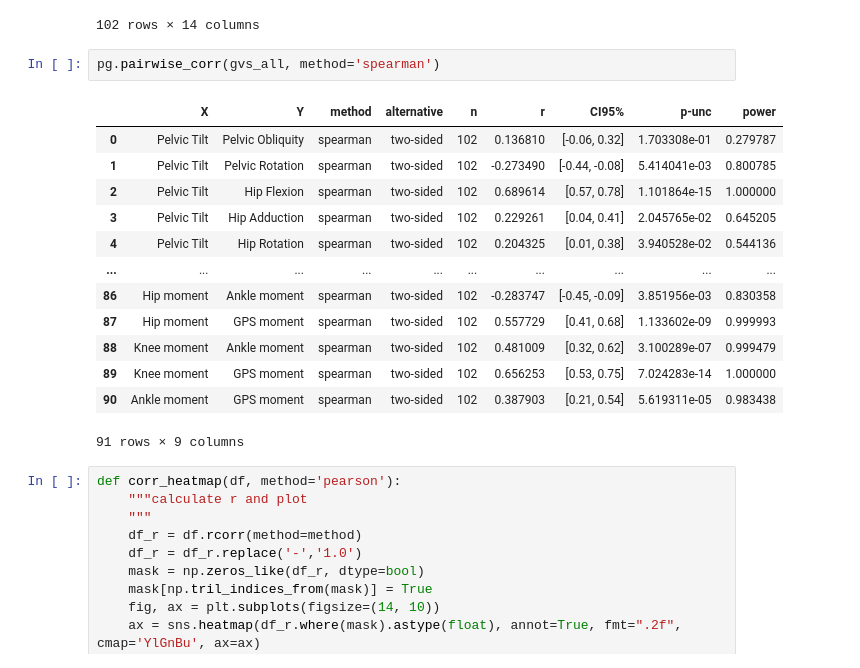
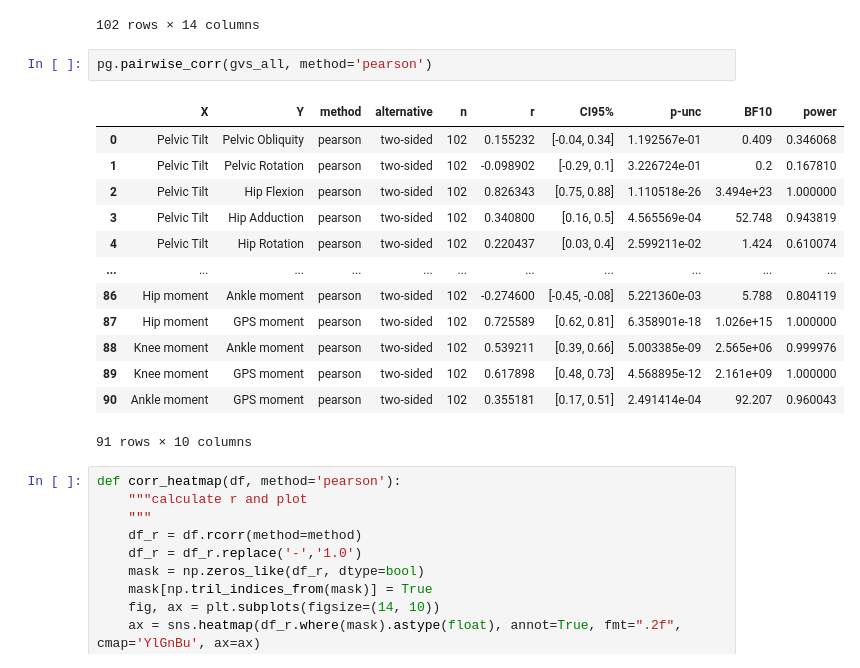
Before and after one commit to demotu/gait_score, a Jupyter notebook: notebooks/gps.ipynb, the cells around one changed output. Saved outputs shown, nothing was run; the diff lists cells and outputs as text.

```diff
--- a/notebooks/gps.ipynb
+++ b/notebooks/gps.ipynb
@@ -450,21 +531,21 @@ gvs_all
 | S71 | 1.302147 | 1.570773 | 4.563031 | 3.902594 | 4.208556 | 10.154539 | ... |
 102 rows × 14 columns
 # %%
-pg.pairwise_corr(gvs_all, method='spearman')
+pg.pairwise_corr(gvs_all, method='pearson')
 # %% [output]
-|  | X | Y | method | alternative | n | r | CI95% | p-unc | power |
-| 0 | Pelvic Tilt | Pelvic Obliquity | spearman | two-sided | 102 | 0.136810 | [-0.06, 0.32] | 1.703308e-01 | 0.279787 |
-| 1 | Pelvic Tilt | Pelvic Rotation | spearman | two-sided | 102 | -0.273490 | [-0.44, -0.08] | 5.414041e-03 | 0.800785 |
-| 2 | Pelvic Tilt | Hip Flexion | spearman | two-sided | 102 | 0.689614 | [0.57, 0.78] | 1.101864e-15 | 1.000000 |
-| 3 | Pelvic Tilt | Hip Adduction | spearman | two-sided | 102 | 0.229261 | [0.04, 0.41] | 2.045765e-02 | 0.645205 |
-| 4 | Pelvic Tilt | Hip Rotation | spearman | two-sided | 102 | 0.204325 | [0.01, 0.38] | 3.940528e-02 | 0.544136 |
-| ... | ... | ... | ... | ... | ... | ... | ... | ... | ... |
-| 86 | Hip moment | Ankle moment | spearman | two-sided | 102 | -0.283747 | [-0.45, -0.09] | 3.851956e-03 | 0.830358 |
-| 87 | Hip moment | GPS moment | spearman | two-sided | 102 | 0.557729 | [0.41, 0.68] | 1.133602e-09 | 0.999993 |
-| 88 | Knee moment | Ankle moment | spearman | two-sided | 102 | 0.481009 | [0.32, 0.62] | 3.100289e-07 | 0.999479 |
-| 89 | Knee moment | GPS moment | spearman | two-sided | 102 | 0.656253 | [0.53, 0.75] | 7.024283e-14 | 1.000000 |
-| 90 | Ankle moment | GPS moment | spearman | two-sided | 102 | 0.387903 | [0.21, 0.54] | 5.619311e-05 | 0.983438 |
+|  | X | Y | method | alternative | n | r | CI95% | p-unc | BF10 | power |
+| 0 | Pelvic Tilt | Pelvic Obliquity | pearson | two-sided | 102 | 0.155232 | [-0.04, 0.34] | 1.192567e-01 | 0.409 | 0.346068 |
+| 1 | Pelvic Tilt | Pelvic Rotation | pearson | two-sided | 102 | -0.098902 | [-0.29, 0.1] | 3.226724e-01 | 0.2 | 0.167810 |
+| 2 | Pelvic Tilt | Hip Flexion | pearson | two-sided | 102 | 0.826343 | [0.75, 0.88] | 1.110518e-26 | 3.494e+23 | 1.000000 |
+| 3 | Pelvic Tilt | Hip Adduction | pearson | two-sided | 102 | 0.340800 | [0.16, 0.5] | 4.565569e-04 | 52.748 | 0.943819 |
+| 4 | Pelvic Tilt | Hip Rotation | pearson | two-sided | 102 | 0.220437 | [0.03, 0.4] | 2.599211e-02 | 1.424 | 0.610074 |
+| ... | ... | ... | ... | ... | ... | ... | ... | ... | ... | ... |
+| 86 | Hip moment | Ankle moment | pearson | two-sided | 102 | -0.274600 | [-0.45, -0.08] | 5.221360e-03 | 5.788 | 0.804119 |
+| 87 | Hip moment | GPS moment | pearson | two-sided | 102 | 0.725589 | [0.62, 0.81] | 6.358901e-18 | 1.026e+15 | 1.000000 |
+| 88 | Knee moment | Ankle moment | pearson | two-sided | 102 | 0.539211 | [0.39, 0.66] | 5.003385e-09 | 2.565e+06 | 0.999976 |
+| 89 | Knee moment | GPS moment | pearson | two-sided | 102 | 0.617898 | [0.48, 0.73] | 4.568895e-12 | 2.161e+09 | 1.000000 |
+| 90 | Ankle moment | GPS moment | pearson | two-sided | 102 | 0.355181 | [0.17, 0.51] | 2.491414e-04 | 92.207 | 0.960043 |
-91 rows × 9 columns
+91 rows × 10 columns
 # %%
 def corr_heatmap(df, method='pearson'):
     """calculate r and plot
```
Also changed, not shown: parts of 7 cells of this notebook.
